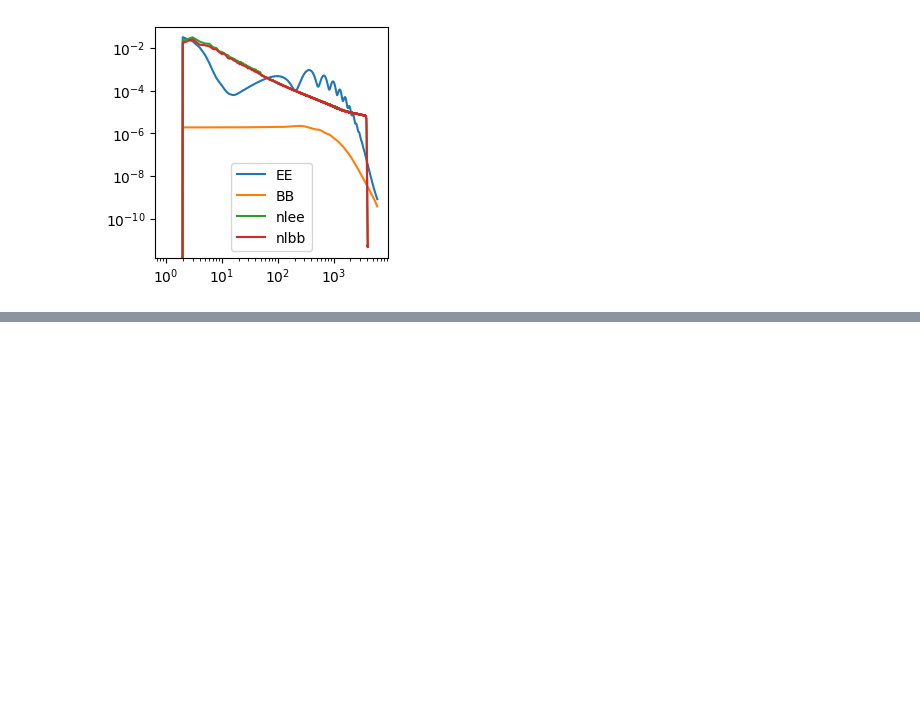
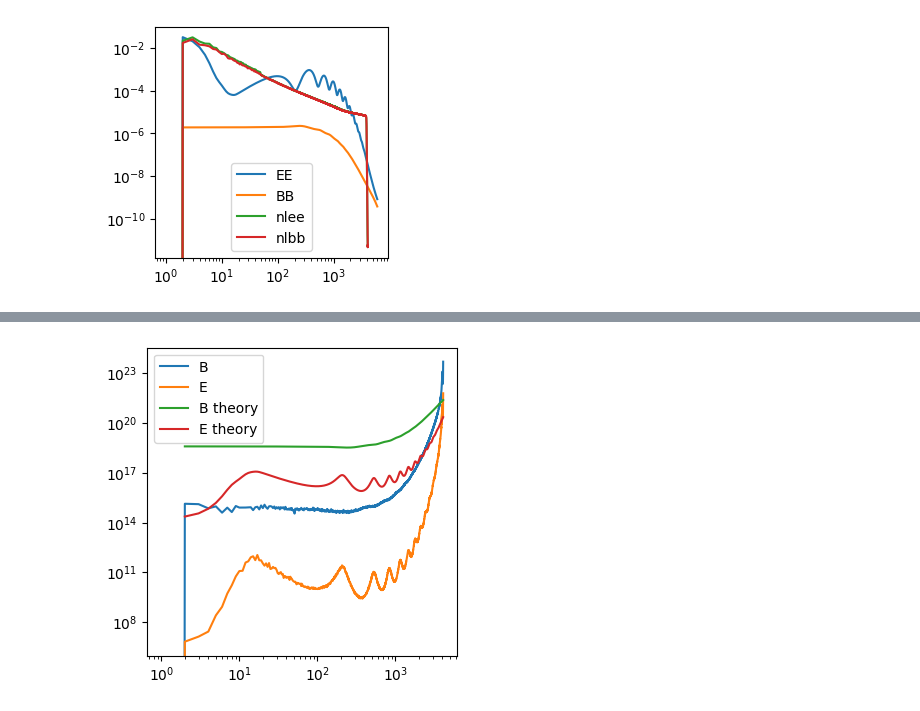
Before and after one commit to antolonappan/solat_cb, a Jupyter notebook: notebooks/quadratic.ipynb, the cells around one changed output, grey strips where cells are left out. Cells and saved outputs as stored; diff of their text form; code cells hidden in the pictures; blank space fills up the shorter version.

```diff
--- a/notebooks/quadratic.ipynb
+++ b/notebooks/quadratic.ipynb
@@ -35,0 +35,4 @@ EB = qe.cinv_EB(0)
+# %%
+qe.plot_cinv(0)
+# %% [output]
+[figure, added]
```
Also changed, not shown: parts of 3 cells of this notebook, 1 other file.
